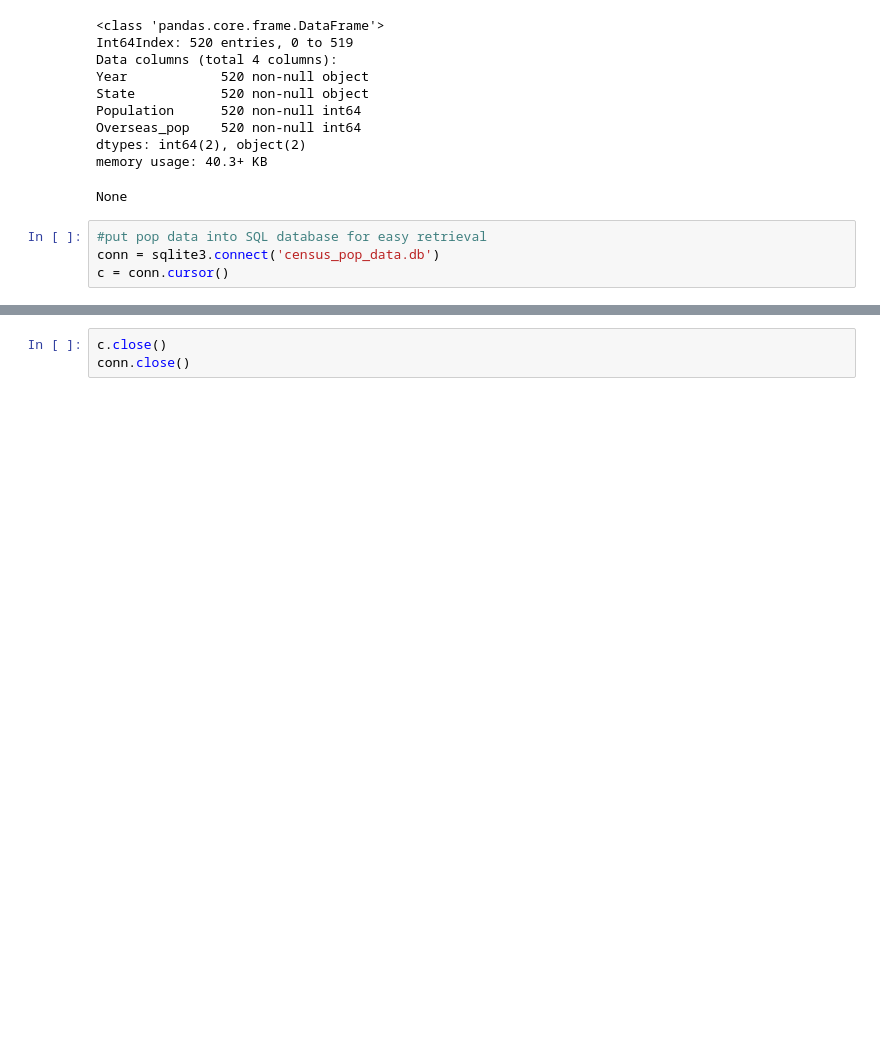
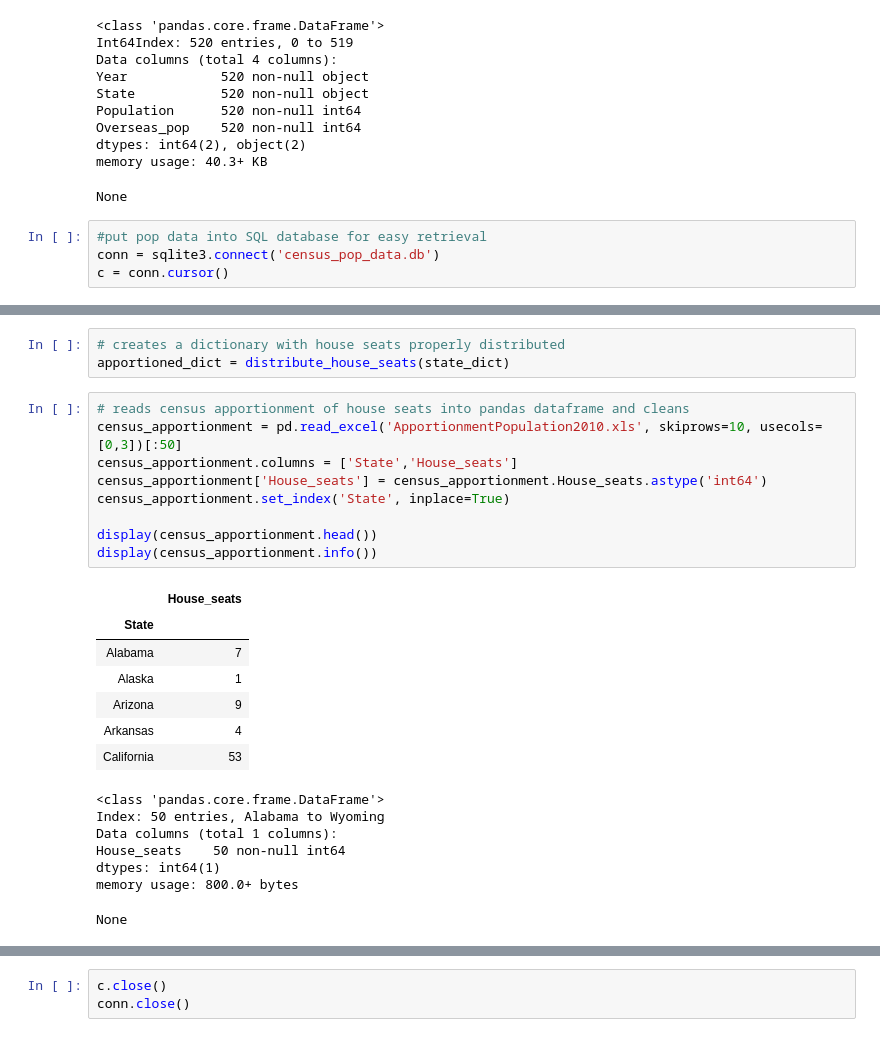
Before and after one commit to zapatos24/The_Electoral_College-Today_and_Tomorrow, a Jupyter notebook: electoral_college_data_map_notebook.ipynb, the cells around one changed output, grey strips where cells are left out. Drawn from its saved outputs; the diff is of its cells as text; blank space fills up the shorter version.

Commit message:
add priority calc functions and compare against actual census data

```diff
--- a/electoral_college_data_map_notebook.ipynb
+++ b/electoral_college_data_map_notebook.ipynb
@@ -251,0 +309,27 @@ for row in c.fetchall():
+# %%
+# creates a dictionary with house seats properly distributed
+apportioned_dict = distribute_house_seats(state_dict)
+# %%
+# reads census apportionment of house seats into pandas dataframe and cleans
+census_apportionment = pd.read_excel('ApportionmentPopulation2010.xls', skiprows=10, usecols=[0,3])[:50]
+census_apportionment.columns = ['State','House_seats']
+census_apportionment['House_seats'] = census_apportionment.House_seats.astype('int64')
+census_apportionment.set_index('State', inplace=True)
+
+display(census_apportionment.head())
+display(census_apportionment.info())
+# %% [output]
+|  | House_seats |
+| State |  |
+| Alabama | 7 |
+| Alaska | 1 |
+| Arizona | 9 |
+| Arkansas | 4 |
+| California | 53 |
+<class 'pandas.core.frame.DataFrame'>
+Index: 50 entries, Alabama to Wyoming
+Data columns (total 1 columns):
+House_seats    50 non-null int64
+dtypes: int64(1)
+memory usage: 800.0+ bytes
+None
```
Also changed, not shown: parts of 15 cells of this notebook, 1 other file.
